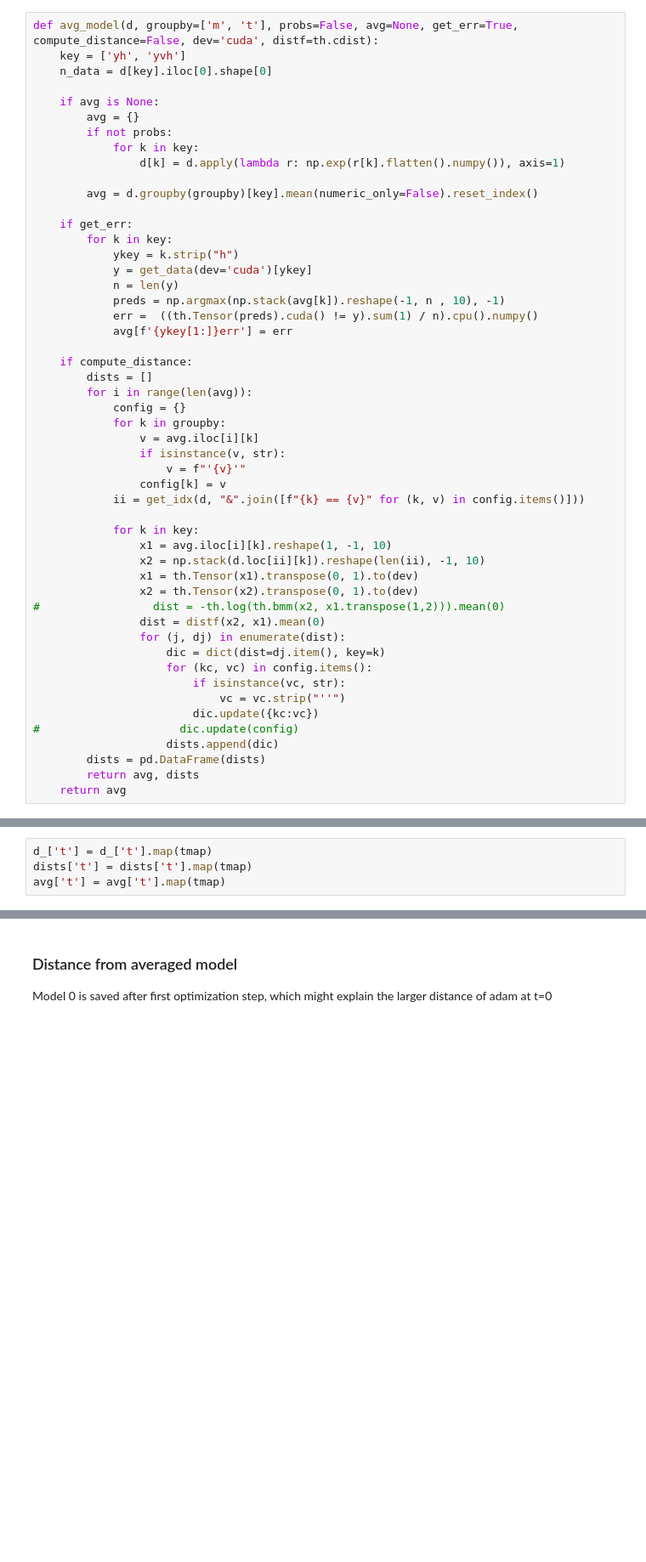
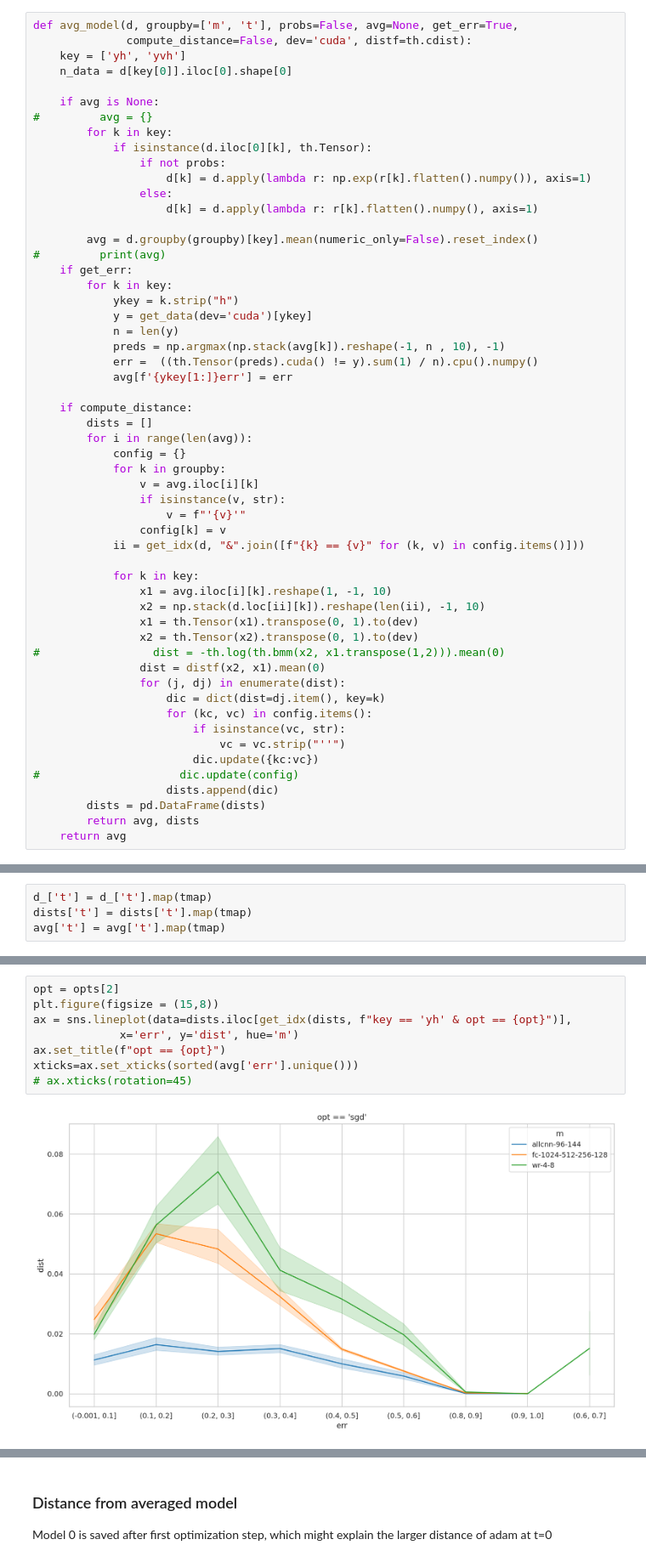
Before and after one commit to grasp-lyrl/low-dimensional-deepnets, a Jupyter notebook: avg_models.ipynb, the cells around one changed output, grey strips where cells are left out. Shown at 85% size. Drawn from its saved outputs; the diff is of its cells as text; blank space fills up the shorter version.

```diff
--- a/avg_models.ipynb
+++ b/avg_models.ipynb
@@ -37,18 +37,22 @@ def drop_untrained(dd, th=0.01, verbose=False):
         print(dd[['m', 'opt', 'bn', 'seed']].iloc[ii])
     return dd.drop(iis)
 # %%
-def avg_model(d, groupby=['m', 't'], probs=False, avg=None, get_err=True, compute_distance=False, dev='cuda', distf=th.cdist):
+def avg_model(d, groupby=['m', 't'], probs=False, avg=None, get_err=True,
+              compute_distance=False, dev='cuda', distf=th.cdist):
     key = ['yh', 'yvh']
-    n_data = d[key].iloc[0].shape[0]
+    n_data = d[key[0]].iloc[0].shape[0]
 
     if avg is None:
-        avg = {}
-        if not probs:
-            for k in key:
-                d[k] = d.apply(lambda r: np.exp(r[k].flatten().numpy()), axis=1)
+#         avg = {}
+        for k in key:
+            if isinstance(d.iloc[0][k], th.Tensor):
+                if not probs:
+                    d[k] = d.apply(lambda r: np.exp(r[k].flatten().numpy()), axis=1)
+                else:
+                    d[k] = d.apply(lambda r: r[k].flatten().numpy(), axis=1)
 
         avg = d.groupby(groupby)[key].mean(numeric_only=False).reset_index()
-
+#         print(avg)
     if get_err:
         for k in key:
             ykey = k.strip("h")
@@ -145,0 +144,10 @@ avg['t'] = avg['t'].map(tmap)
+# %%
+opt = opts[2]
+plt.figure(figsize = (15,8))
+ax = sns.lineplot(data=dists.iloc[get_idx(dists, f"key == 'yh' & opt == {opt}")],
+             x='err', y='dist', hue='m')
+ax.set_title(f"opt == {opt}")
+xticks=ax.set_xticks(sorted(avg['err'].unique()))
+# ax.xticks(rotation=45)
+# %% [output]
+[figure, added]
```
Also changed, not shown: parts of 31 cells of this notebook, 2 other files.
